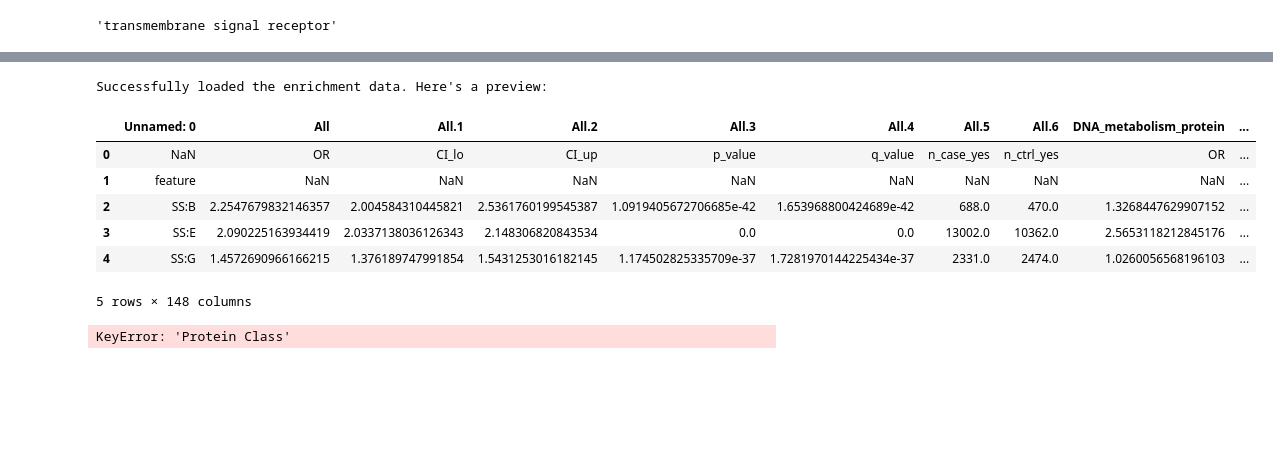
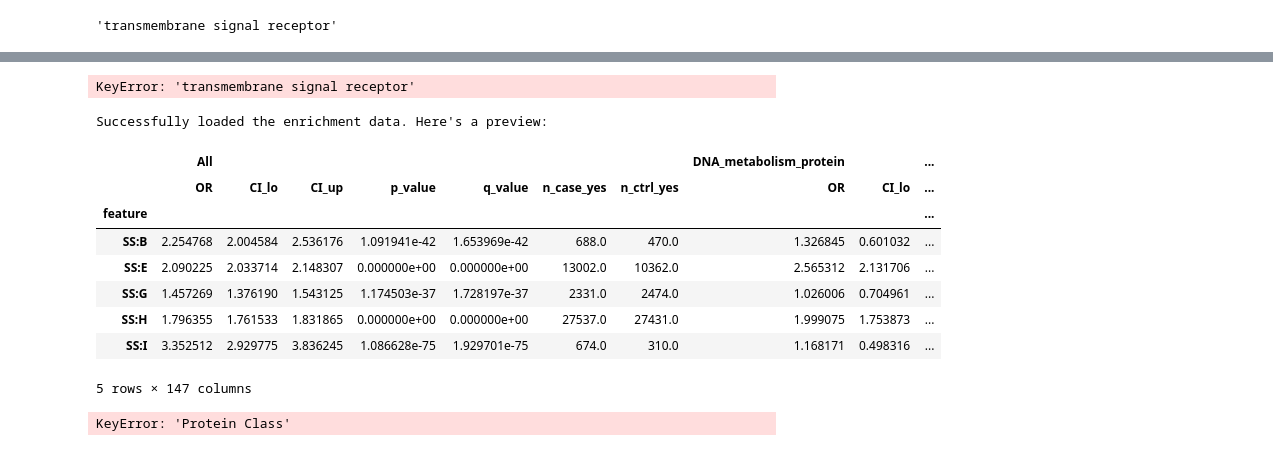
Before and after one commit to broadinstitute/missense-pfes, a Jupyter notebook: Copy_of_Compute_PFES.ipynb, the cells around one changed output, grey strips where cells are left out. Cells and saved outputs as stored; diff of their text form; code cells hidden in the pictures; blank space fills up the shorter version.

Commit message:
data update

```diff
--- a/Copy_of_Compute_PFES.ipynb
+++ b/Copy_of_Compute_PFES.ipynb
@@ -22,9 +9,9 @@ Requirement already satisfied: six>=1.5 in /usr/local/lib/python3.12/dist-packag
 # @title # Input your gene/protein (HGNC symbol/UniProt accession) and a variant (e.g. M1V)
 # @markdown Forms support many types of fields.
 
-Gene = 'UMOD'  # @param {type: "string"}
-UniProt = 'P07911'  # @param {type: "string"}
-Variant = 'C77Y'  # @param {type: "string"}
+gene = 'UMOD'  # @param {type: "string"}
+uniprot = 'P07911'  # @param {type: "string"}
+variant = 'C77Y'  # @param {type: "string"}
 # %% [markdown]
 # Input your protein (UniProt Accession) and a variant (e.g. M1V)
  - Import protein features from Genomics 2 Proteins portal via g2papi
@@ -71,14 +58,16 @@ try:
     uniprot_panther_data = df_uniprot_metadata[['UniprotKB_Entry', 'PANTHER_protein_class']]
 
     # Filter the uniprot_panther_data DataFrame using the uid (assuming 'uid' is defined)
-    panther_class_for_uid = uniprot_panther_data[uniprot_panther_data['UniprotKB_Entry'] == uid]['PANTHER_protein_class']
+    panther_class_for_uid = uniprot_panther_data[uniprot_panther_data['UniprotKB_Entry'] == uniprot]['PANTHER_protein_class']
 
     # Check if a class was found and print it
     if not panther_class_for_uid.empty:
-        print(f"PANTHER Protein Class for UniProt ID '{uid}':")
-        display(panther_class_for_uid.iloc[0])
+        print(f"PANTHER Protein Class for UniProt ID '{uniprot}':")
+        protein_class = panther_class_for_uid.iloc[0]
+        display(protein_class)
+
     else:
-        print(f"No PANTHER Protein Class found for UniProt ID '{uid}'.")
+        print(f"No PANTHER Protein Class found for UniProt ID '{uniprot}'.")
 
 except requests.exceptions.RequestException as e:
     print(f"Error accessing GCS file: {e}")
@@ -89,49 +96,49 @@ PANTHER Protein Class for UniProt ID 'P07911':
+# %%
+enrichment_df[protein_class]
+# %% [output]
+KeyError: 'transmembrane signal receptor'
 # %%
 import requests
 import pandas as pd
 from io import StringIO
 
 # Raw URL for the CSV file on GitHub
 github_csv_url = 'https://raw.githubusercontent.com/broadinstitute/missense-pfes/main/results/enrichment_OR_by_protein_class.csv'
 
 try:
     response = requests.get(github_csv_url)
     response.raise_for_status() # Raise an exception for HTTP errors (4xx or 5xx)
 
     # Read the content into a pandas DataFrame
-    enrichment_df = pd.read_csv(StringIO(response.text))
+    enrichment_df = pd.read_csv(StringIO(response.text), header=[0, 1], index_col=0)
 
     print("Successfully loaded the enrichment data. Here's a preview:")
     display(enrichment_df.head())
 
     # --- Extract odd ratio for a given protein class ---
-    # Replace 'YOUR_PROTEIN_CLASS_HERE' with the actual protein class you want to look up
-    # Example protein classes might be 'enzymatic activity', 'receptor activity', etc.
-    # You can find available protein classes by checking enrichment_df['Protein Class'].unique()
-
-    desired_protein_class = 'YOUR_PROTEIN_CLASS_HERE' # e.g., 'DNA binding transcription factor activity'
-
     # Filter the DataFrame for the desired protein class
-    odd_ratio_data = enrichment_df[enrichment_df['Protein Class'] == desired_protein_class]
+    odd_ratio_data = enrichment_df[enrichment_df['Protein Class'] == protein_class]
 
     if not odd_ratio_data.empty:
-        print(f"\nOdd Ratio for '{desired_protein_class}':")
+        print(f"\nOdd Ratio for '{protein_class}':")
         # Assuming 'Odd Ratio' is the column name for the odd ratio
         display(odd_ratio_data[['Protein Class', 'Odd Ratio']])
     else:
-        print(f"\nNo data found for protein class: '{desired_protein_class}'.")
+        print(f"\nNo data found for protein class: '{protein_class}'.")
         print("Please check the exact spelling of the protein class.")
 
 except requests.exceptions.RequestException as e:
     print(f"Error accessing the GitHub CSV file: {e}")
     print("Please ensure the URL is correct and the file is publicly accessible.")
 # %% [output]
 Successfully loaded the enrichment data. Here's a preview:
-|  | Unnamed: 0 | All | All.1 | All.2 | All.3 | All.4 | All.5 | All.6 | DNA_metabolism_protein | ... |
-| 0 | NaN | OR | CI_lo | CI_up | p_value | q_value | n_case_yes | n_ctrl_yes | OR | ... |
-| 1 | feature | NaN | NaN | NaN | NaN | NaN | NaN | NaN | NaN | ... |
-| 2 | SS:B | 2.2547679832146357 | 2.004584310445821 | 2.5361760199545387 | 1.0919405672706685e-42 | 1.653968800424689e-42 | 688.0 | 470.0 | 1.3268447629907152 | ... |
-| 3 | SS:E | 2.090225163934419 | 2.0337138036126343 | 2.148306820843534 | 0.0 | 0.0 | 13002.0 | 10362.0 | 2.5653118212845176 | ... |
-| 4 | SS:G | 1.4572690966166215 | 1.376189747991854 | 1.5431253016182145 | 1.174502825335709e-37 | 1.7281970144225434e-37 | 2331.0 | 2474.0 | 1.0260056568196103 | ... |
+|  | All |  |  |  |  |  |  | DNA_metabolism_protein |  | ... |
+|  | OR | CI_lo | CI_up | p_value | q_value | n_case_yes | n_ctrl_yes | OR | CI_lo | ... |
+| feature |  |  |  |  |  |  |  |  |  | ... |
+| SS:B | 2.254768 | 2.004584 | 2.536176 | 1.091941e-42 | 1.653969e-42 | 688.0 | 470.0 | 1.326845 | 0.601032 | ... |
+| SS:E | 2.090225 | 2.033714 | 2.148307 | 0.000000e+00 | 0.000000e+00 | 13002.0 | 10362.0 | 2.565312 | 2.131706 | ... |
+| SS:G | 1.457269 | 1.376190 | 1.543125 | 1.174503e-37 | 1.728197e-37 | 2331.0 | 2474.0 | 1.026006 | 0.704961 | ... |
+| SS:H | 1.796355 | 1.761533 | 1.831865 | 0.000000e+00 | 0.000000e+00 | 27537.0 | 27431.0 | 1.999075 | 1.753873 | ... |
+| SS:I | 3.352512 | 2.929775 | 3.836245 | 1.086628e-75 | 1.929701e-75 | 674.0 | 310.0 | 1.168171 | 0.498316 | ... |
-5 rows × 148 columns
+5 rows × 147 columns
 KeyError: 'Protein Class'
```
Also changed, not shown: parts of 3 cells of this notebook, 4 other files.
